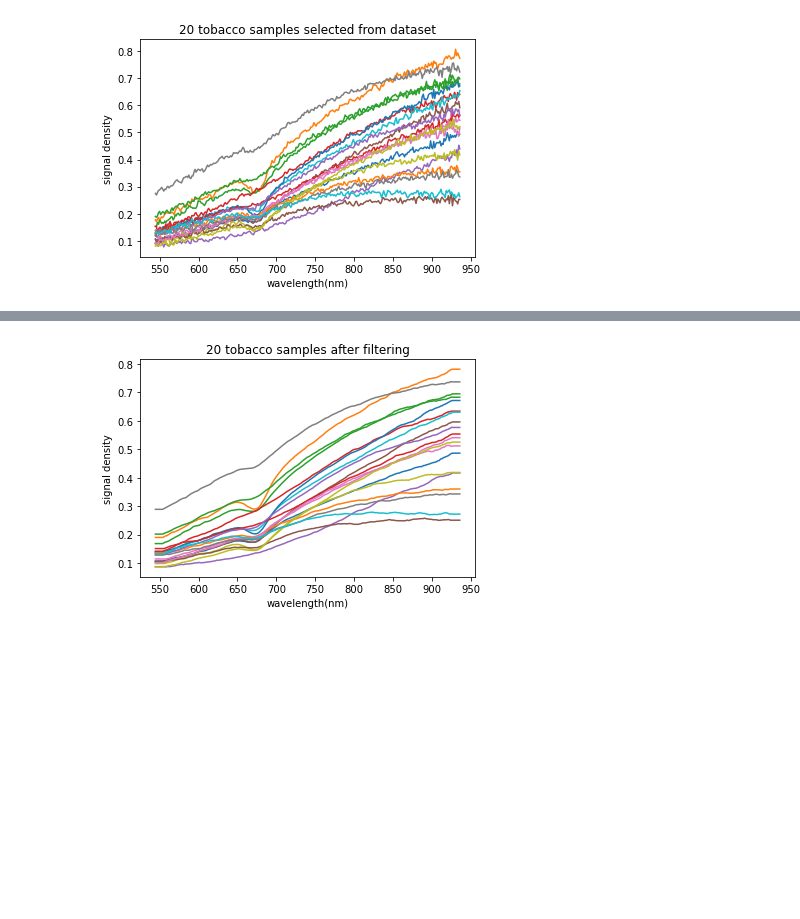
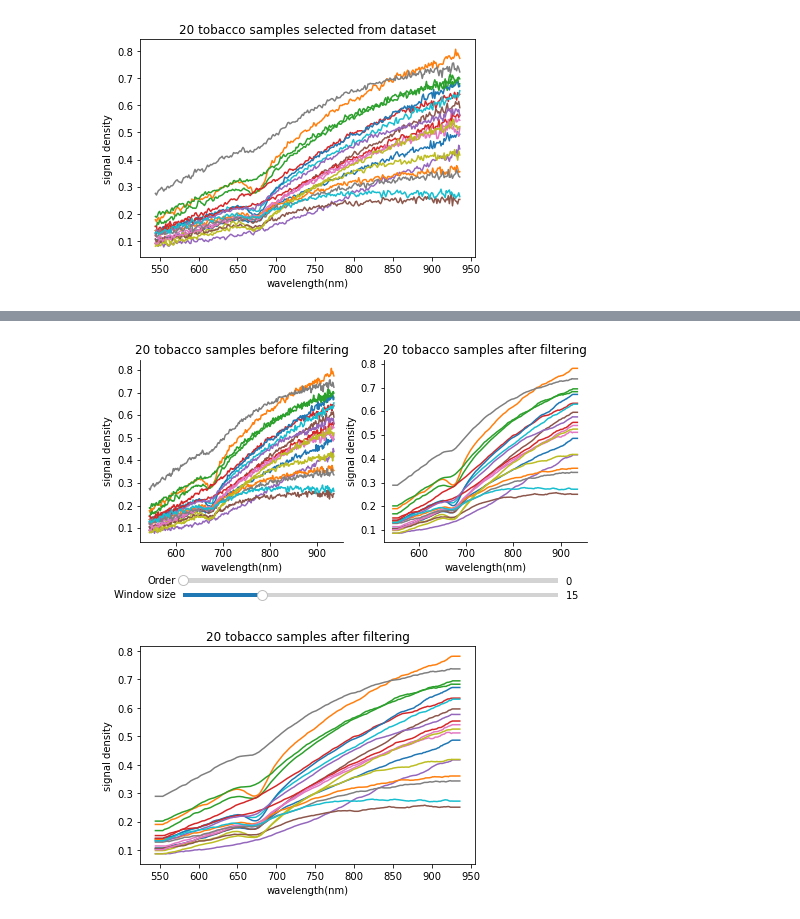
Before and after one commit to Karllzy/tobacco-paper, a Jupyter notebook: 01_data_preprocess.ipynb, the cells around one changed output, grey strips where cells are left out. Cells and saved outputs as stored; diff of their text form; code cells hidden in the pictures; blank space fills up the shorter version.

```diff
--- a/01_data_preprocess.ipynb
+++ b/01_data_preprocess.ipynb
@@ -242,3 +249,8 @@ with open("dataset/draw_pic.p", 'wb') as f:
+# %%
+from utils import draw_different_sg
+draw_different_sg.main()
+# %% [output]
+[figure, added]
 # %%
 filtered_tobacco_sample = savgol_filter(select_tobacco_sample,
                                         window_length=15, polyorder=0)
```
Also changed, not shown: parts of 6 cells of this notebook, 8 other files.
